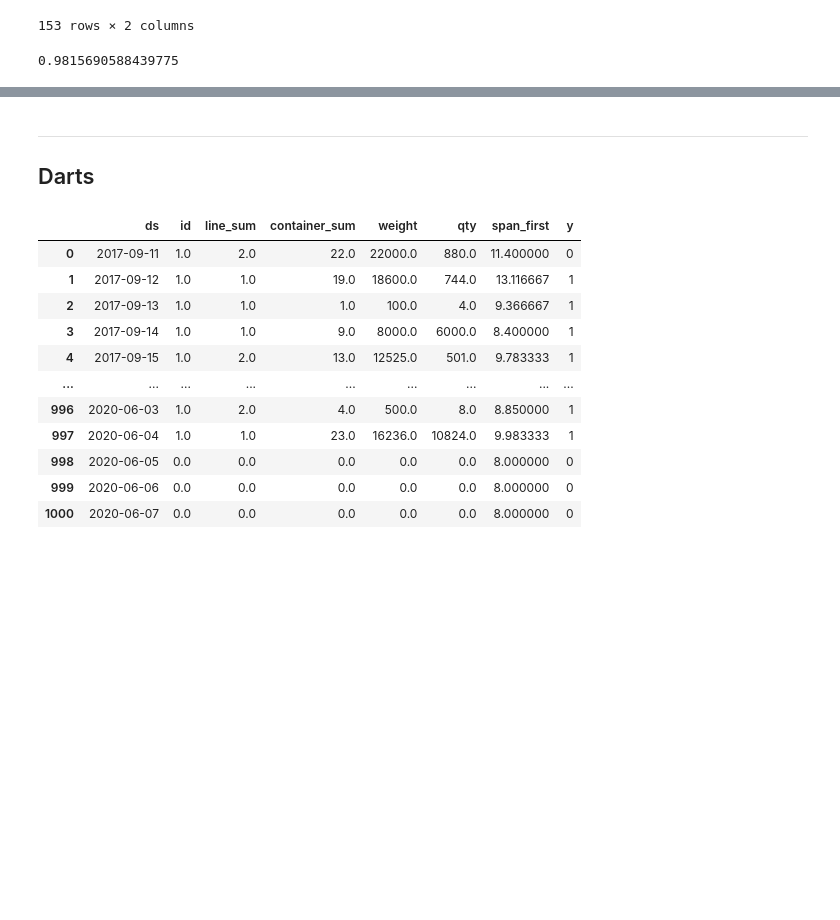
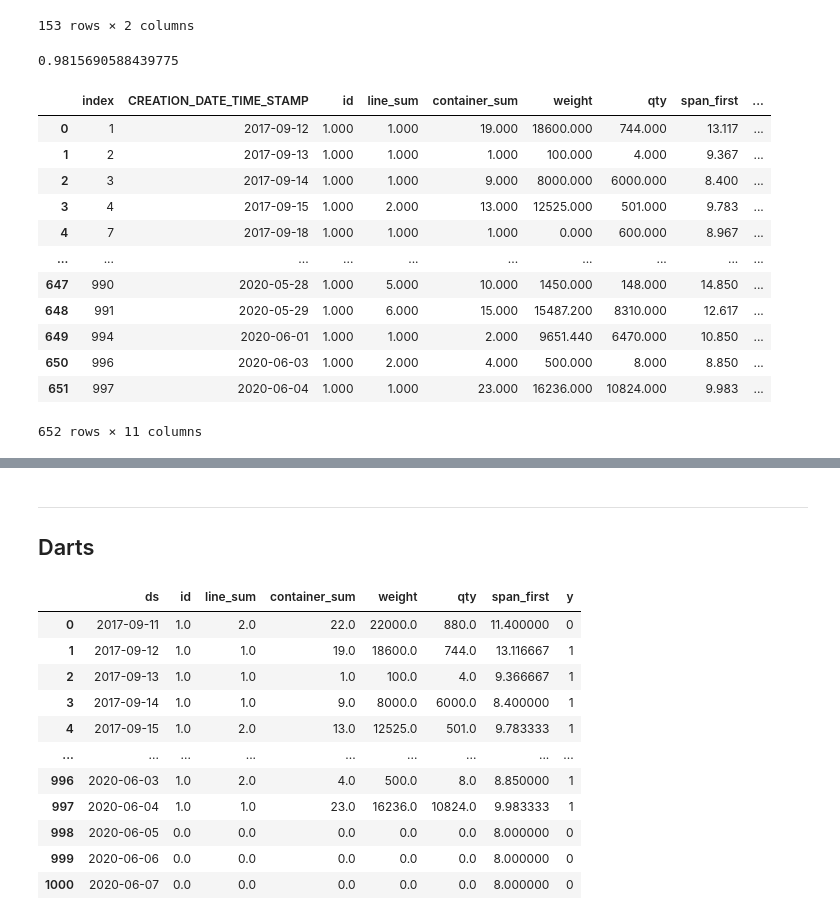
Before and after one commit to fyenne/play3_timeseries, a Jupyter notebook: hpi_out.ipynb, the cells around one changed output, grey strips where cells are left out. Cells and saved outputs as stored; diff of their text form; code cells hidden in the pictures; blank space fills up the shorter version.

```diff
--- a/hpi_out.ipynb
+++ b/hpi_out.ipynb
@@ -667,0 +608,21 @@ mean_absolute_percentage_error(sult['qty_tar'], sult['predict'])
+# %%
+x_train2 = x_train2.reset_index()
+x_test2 = x_test2.reset_index()
+x_train2['labels'] = forest_pred_trai['predict']
+x_test2['labels'] = forest_pred_test.as_data_frame()['predict']
+# %%
+x_train2
+# %% [output]
+|  | index | CREATION_DATE_TIME_STAMP | id | line_sum | container_sum | weight | qty | span_first | ... |
+| 0 | 1 | 2017-09-12 | 1.000 | 1.000 | 19.000 | 18600.000 | 744.000 | 13.117 | ... |
+| 1 | 2 | 2017-09-13 | 1.000 | 1.000 | 1.000 | 100.000 | 4.000 | 9.367 | ... |
+| 2 | 3 | 2017-09-14 | 1.000 | 1.000 | 9.000 | 8000.000 | 6000.000 | 8.400 | ... |
+| 3 | 4 | 2017-09-15 | 1.000 | 2.000 | 13.000 | 12525.000 | 501.000 | 9.783 | ... |
+| 4 | 7 | 2017-09-18 | 1.000 | 1.000 | 1.000 | 0.000 | 600.000 | 8.967 | ... |
+| ... | ... | ... | ... | ... | ... | ... | ... | ... | ... |
+| 647 | 990 | 2020-05-28 | 1.000 | 5.000 | 10.000 | 1450.000 | 148.000 | 14.850 | ... |
+| 648 | 991 | 2020-05-29 | 1.000 | 6.000 | 15.000 | 15487.200 | 8310.000 | 12.617 | ... |
+| 649 | 994 | 2020-06-01 | 1.000 | 1.000 | 2.000 | 9651.440 | 6470.000 | 10.850 | ... |
+| 650 | 996 | 2020-06-03 | 1.000 | 2.000 | 4.000 | 500.000 | 8.000 | 8.850 | ... |
+| 651 | 997 | 2020-06-04 | 1.000 | 1.000 | 23.000 | 16236.000 | 10824.000 | 9.983 | ... |
+652 rows × 11 columns
```
Also changed, not shown: parts of 10 cells of this notebook.
